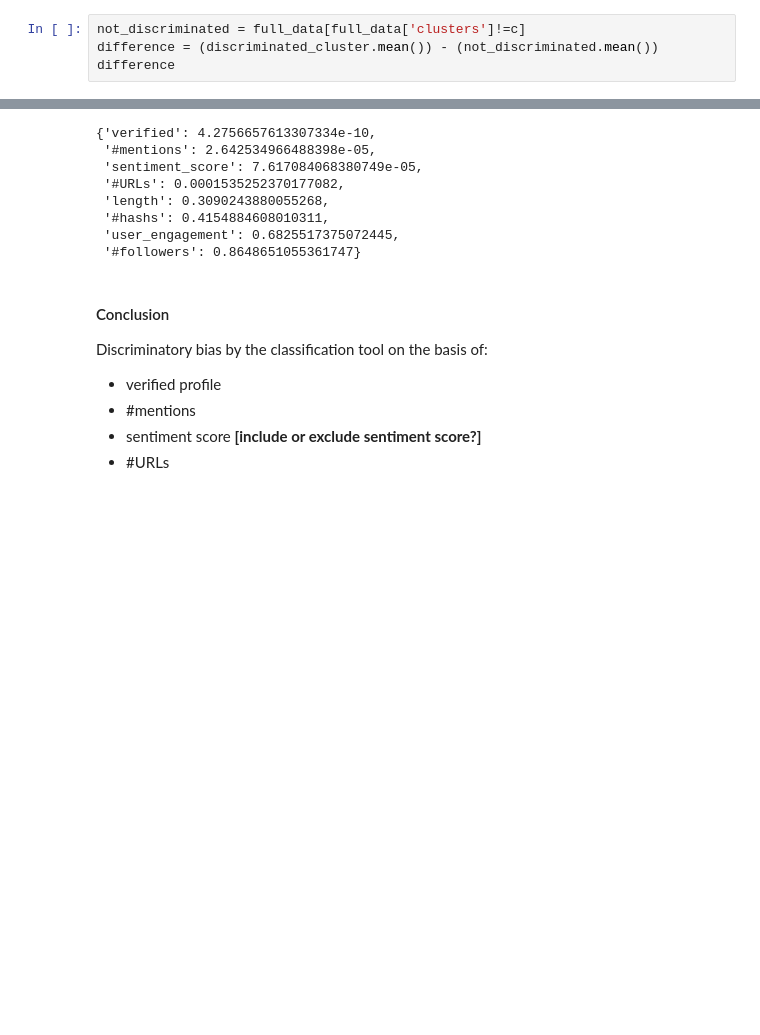
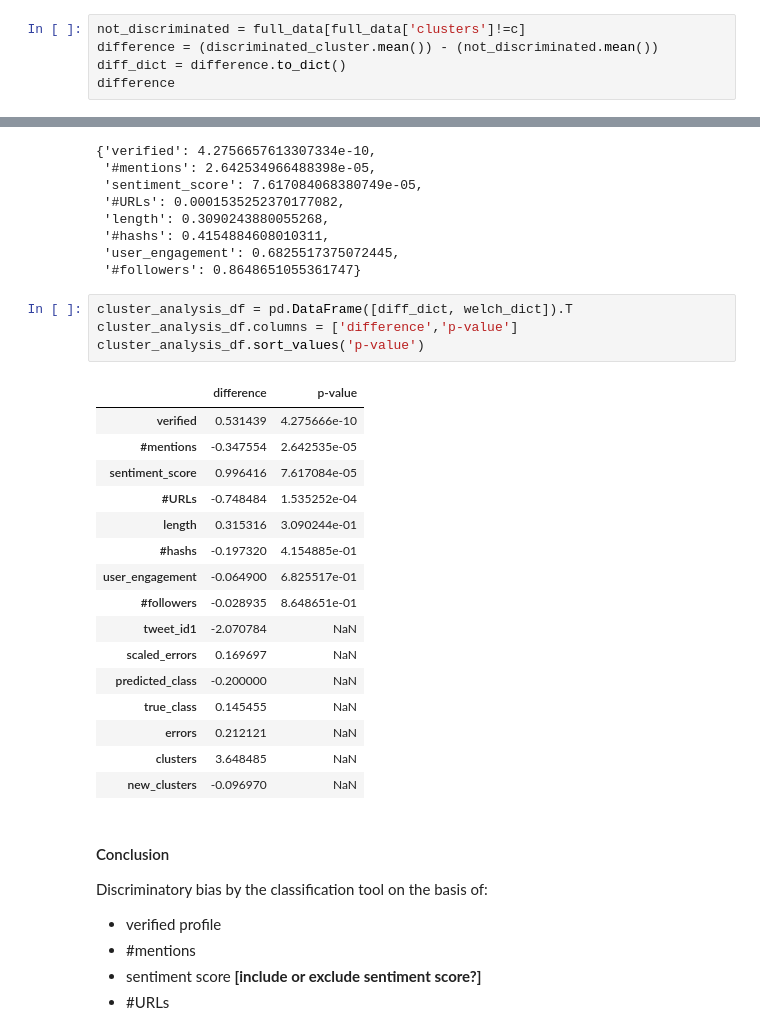
Before and after one commit to NGO-Algorithm-Audit/Bias_scan, a Jupyter notebook: bias_scan_tool/HBAC_BERT_disinformation_classifier.ipynb, the cells around one changed output, grey strips where cells are left out. Cells and saved outputs as stored; diff of their text form; blank space fills up the shorter version.

```diff
--- a/bias_scan_tool/HBAC_BERT_disinformation_classifier.ipynb
+++ b/bias_scan_tool/HBAC_BERT_disinformation_classifier.ipynb
@@ -262,6 +262,7 @@ Compute difference between cluster with highest discrimination bias and rest of
 # %%
 not_discriminated = full_data[full_data['clusters']!=c]
 difference = (discriminated_cluster.mean()) - (not_discriminated.mean())
+diff_dict = difference.to_dict()
 difference
 # %% [output]
 #followers        -0.028935
@@ -365,6 +366,27 @@ dict(sorted(welch_dict.items(), key=lambda item: item[1]))
  '#hashs': 0.4154884608010311,
  'user_engagement': 0.6825517375072445,
  '#followers': 0.8648651055361747}
+# %%
+cluster_analysis_df = pd.DataFrame([diff_dict, welch_dict]).T
+cluster_analysis_df.columns = ['difference','p-value']
+cluster_analysis_df.sort_values('p-value')
+# %% [output]
+|  | difference | p-value |
+| verified | 0.531439 | 4.275666e-10 |
+| #mentions | -0.347554 | 2.642535e-05 |
+| sentiment_score | 0.996416 | 7.617084e-05 |
+| #URLs | -0.748484 | 1.535252e-04 |
+| length | 0.315316 | 3.090244e-01 |
+| #hashs | -0.197320 | 4.154885e-01 |
+| user_engagement | -0.064900 | 6.825517e-01 |
+| #followers | -0.028935 | 8.648651e-01 |
+| tweet_id1 | -2.070784 | NaN |
+| scaled_errors | 0.169697 | NaN |
+| predicted_class | -0.200000 | NaN |
+| true_class | 0.145455 | NaN |
+| errors | 0.212121 | NaN |
+| clusters | 3.648485 | NaN |
+| new_clusters | -0.096970 | NaN |
 # %% [markdown]
 #### Conclusion
 Discriminatory bias by the classification tool on the basis of:
```
